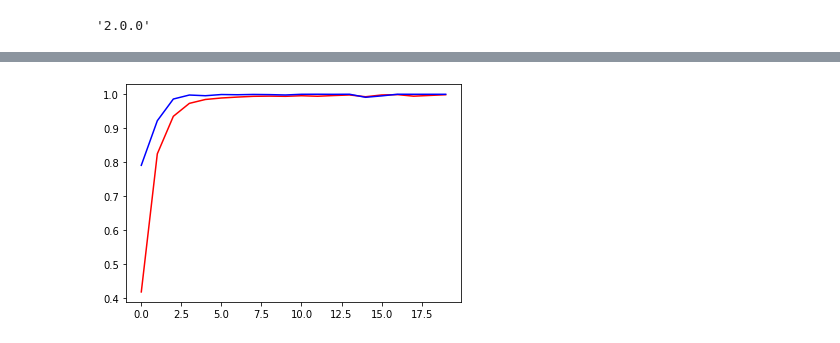
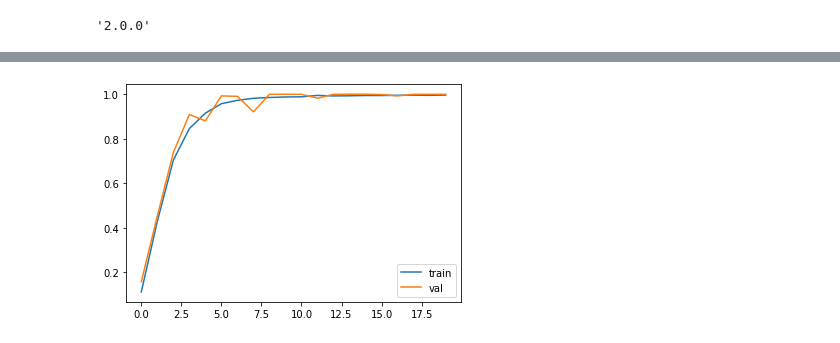
Before and after one commit to KrylovS/sign-language-translation, a Jupyter notebook: sign_language.ipynb, the cells around one changed output, grey strips where cells are left out. Drawn from its saved outputs; the diff is of its cells as text; code cells hidden in the pictures.

Commit message:
One more simple model

```diff
--- a/sign_language.ipynb
+++ b/sign_language.ipynb
@@ -131,14 +144,19 @@ _________________________________________________________________
+# %%
+#model = model1
+#model1.summary()
+model = model2
+model.summary()
 # %%
 class userCallback(tf.keras.callbacks.Callback):
-  val_acc_lim = 0.9999
-
   def on_epoch_end(self, epoch, logs={}):
-    if (logs.get('val_acc') > val_acc_lim):
+    if (logs.get('accuracy') > 0.999):
       print("\n Reached accuracy. Stop trainning!")
       self.model.stop_training = True
 # %%
 callback = userCallback()
+batch_size = 256
+epochs = 20
 # %%
-model.compile(loss = 'categorical_crossentropy', optimizer='adam', metrics=['accuracy'])
-history = model.fit(x_train, y_train, epochs = 20, validation_data = (x_val, y_val),
-                    callbacks = [callback])
+model.compile(loss = 'categorical_crossentropy', optimizer='rmsprop', metrics=['accuracy'])
+history = model.fit(x_train, y_train, epochs = epochs, validation_data = (x_val, y_val),
+                    callbacks = [callback], batch_size = batch_size)
@@ -163,13 +163,14 @@ Epoch 20/20
 # %%
 acc_train = history.history['accuracy']
 acc_val = history.history['val_accuracy']
 epochs = range(len(acc_train))
 
-plt.plot(epochs, acc_train, 'r')
-plt.plot(epochs, acc_val, 'b')
+plt.plot(epochs, acc_train)
+plt.plot(epochs, acc_val)
+plt.legend(['train','val'])
 plt.show()
 # %% [output]
-[figure, old version]
+[figure, new version]
 # %%
 from sklearn.metrics import accuracy_score, f1_score
 # %%
```
Also changed, not shown: parts of 9 cells of this notebook, 2 other files.
